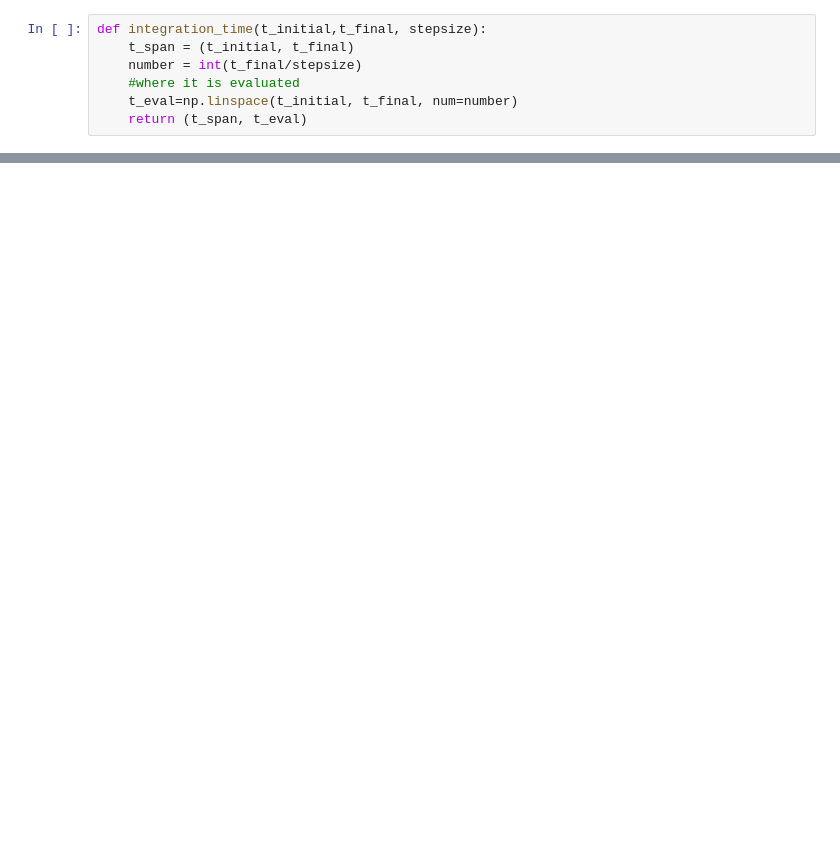
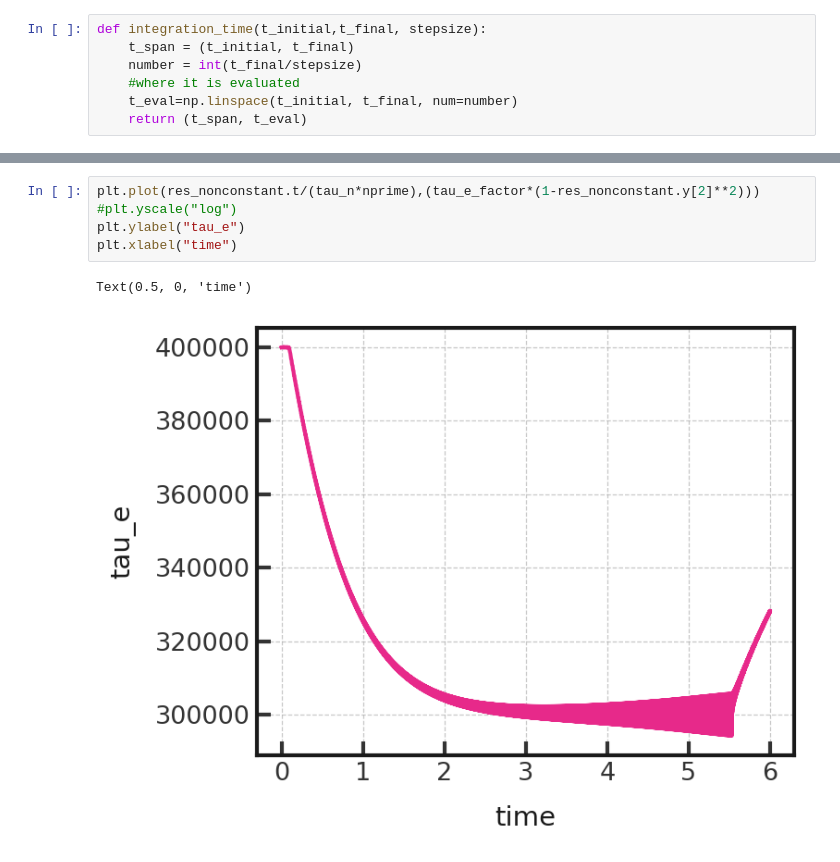
Before and after one commit to evazlimen/resonance_width, a Jupyter notebook: messy/numerical_integration_streamlined.ipynb, the cells around one changed output, grey strips where cells are left out. Cells and saved outputs as stored; diff of their text form; blank space fills up the shorter version.

```diff
--- a/messy/numerical_integration_streamlined.ipynb
+++ b/messy/numerical_integration_streamlined.ipynb
@@ -237,0 +333,8 @@ for i in range(len(tau_rat_vals)):
+# %%
+plt.plot(res_nonconstant.t/(tau_n*nprime),(tau_e_factor*(1-res_nonconstant.y[2]**2)))
+#plt.yscale("log")
+plt.ylabel("tau_e")
+plt.xlabel("time")
+# %% [output]
+Text(0.5, 0, 'time')
+[figure, added]
```
Also changed, not shown: parts of 12 cells of this notebook, 2 other files.
